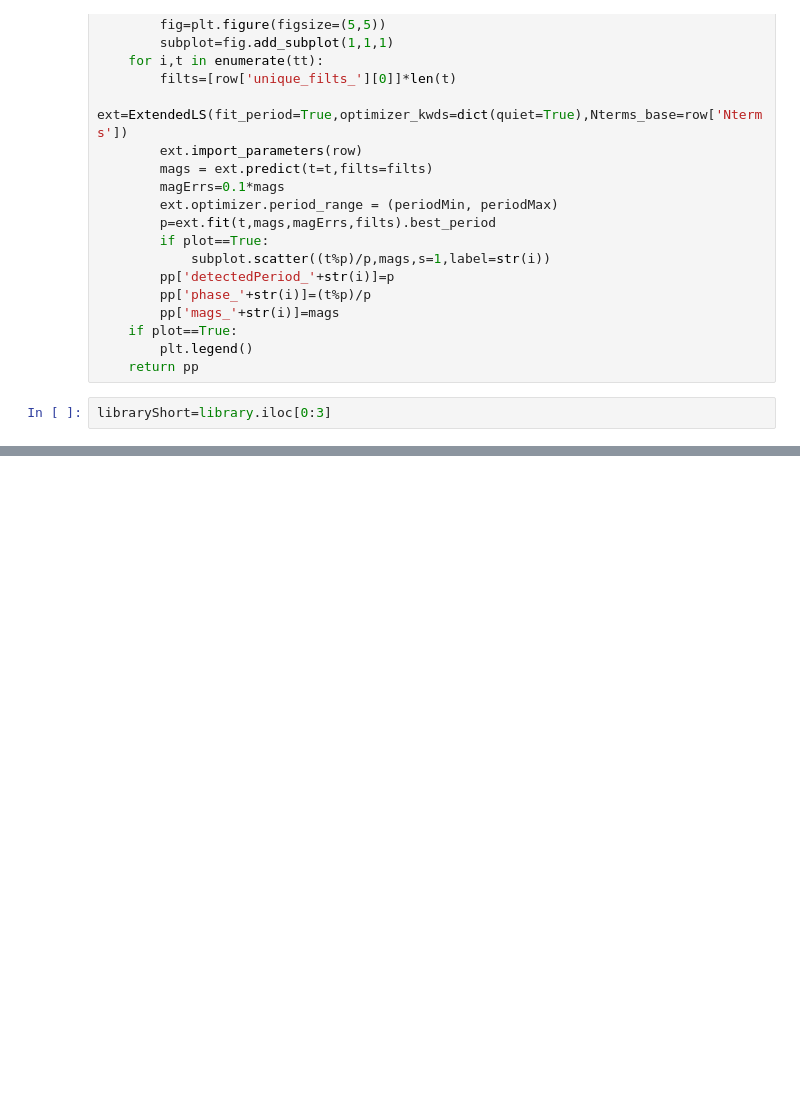
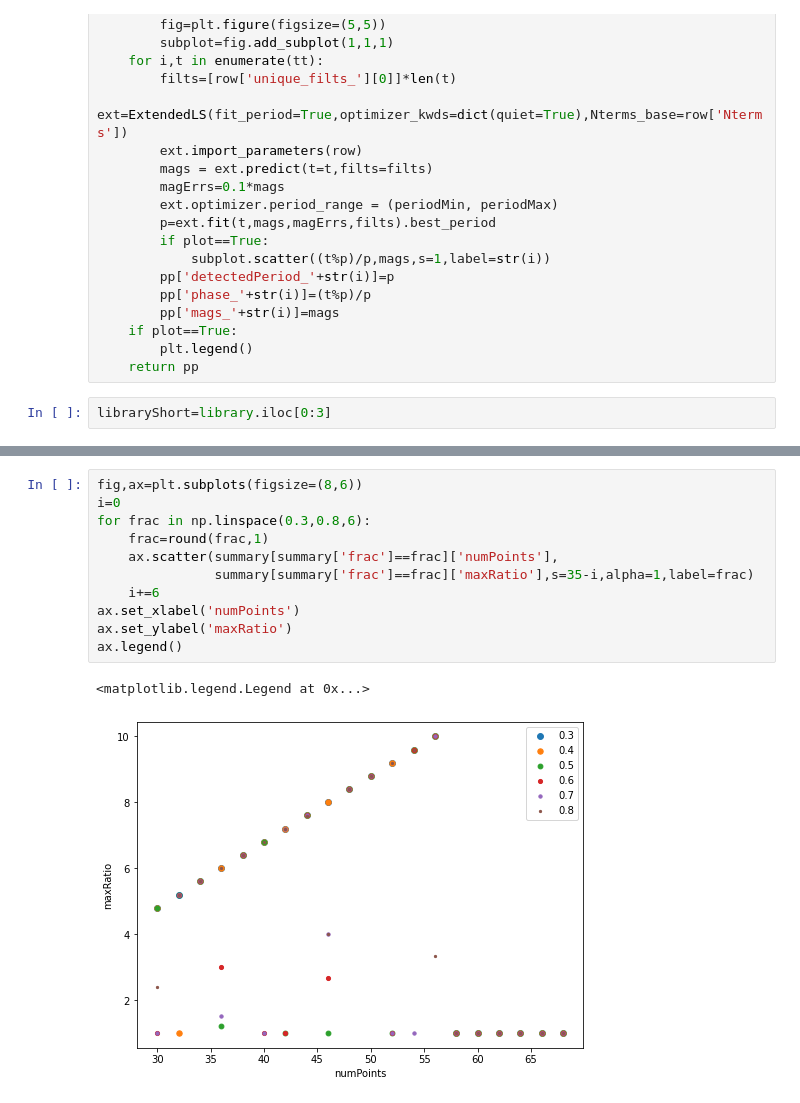
Before and after one commit to ShrRa/periodRecoveryMetric, a Jupyter notebook: InvestigatePhaseGapLocation.ipynb, the cells around one changed output, grey strips where cells are left out. Saved outputs shown, nothing was run; the diff lists cells and outputs as text; blank space fills up the shorter version.

```diff
--- a/InvestigatePhaseGapLocation.ipynb
+++ b/InvestigatePhaseGapLocation.ipynb
@@ -179,0 +137,14 @@ outputs[0.6]
+# %%
+fig,ax=plt.subplots(figsize=(8,6))
+i=0
+for frac in np.linspace(0.3,0.8,6):
+    frac=round(frac,1)
+    ax.scatter(summary[summary['frac']==frac]['numPoints'],
+               summary[summary['frac']==frac]['maxRatio'],s=35-i,alpha=1,label=frac)
+    i+=6
+ax.set_xlabel('numPoints')
+ax.set_ylabel('maxRatio')
+ax.legend()
+# %% [output]
+<matplotlib.legend.Legend at 0x...>
+[figure, added]
```
Also changed, not shown: parts of 15 cells of this notebook.
